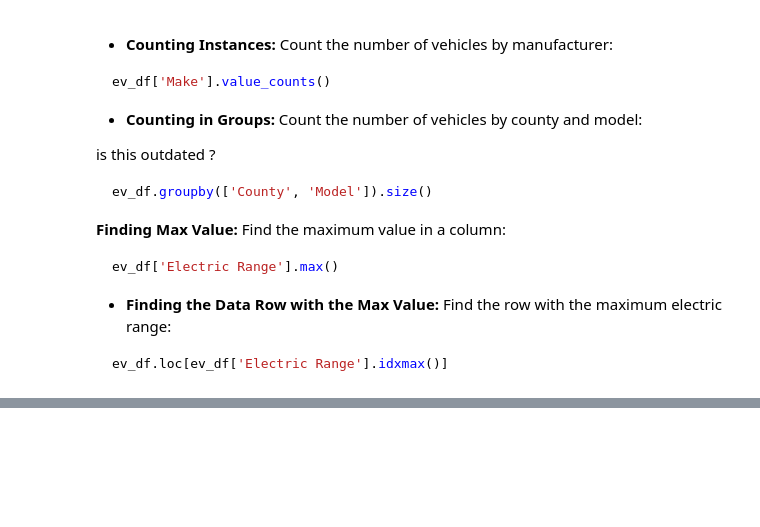
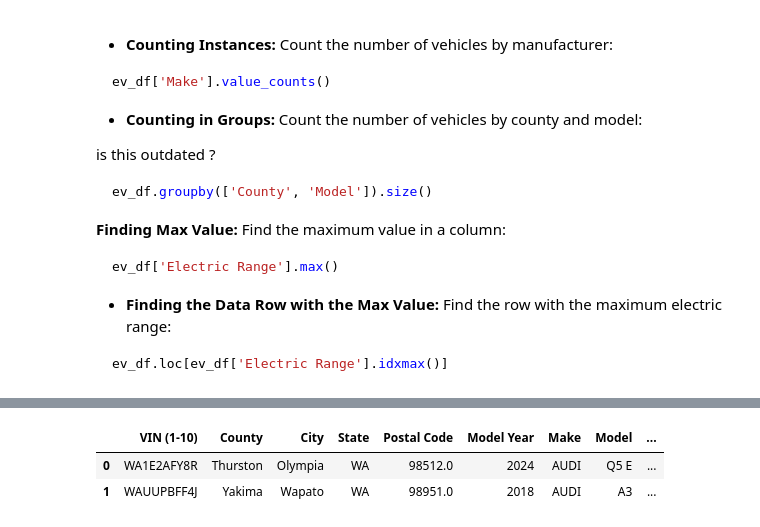
Before and after one commit to GettysburgDataScience/DS256-Notes, a Jupyter notebook: _sources/04_Pandas/02_pandas_groupby.ipynb, the cells around one changed output, grey strips where cells are left out. Drawn from its saved outputs; the diff is of its cells as text; code cells hidden in the pictures; blank space fills up the shorter version.

```diff
--- a/_sources/04_Pandas/02_pandas_groupby.ipynb
+++ b/_sources/04_Pandas/02_pandas_groupby.ipynb
@@ -304,0 +147,6 @@ ev_df.sort_values(by='Electric Range', ascending=False).head(1)
+# %%
+ev_df.head(2)
+# %% [output]
+|  | VIN (1-10) | County | City | State | Postal Code | Model Year | Make | Model | ... |
+| 0 | WA1E2AFY8R | Thurston | Olympia | WA | 98512.0 | 2024 | AUDI | Q5 E | ... |
+| 1 | WAUUPBFF4J | Yakima | Wapato | WA | 98951.0 | 2018 | AUDI | A3 | ... |
```
Also changed, not shown: parts of 21 cells of this notebook, 37 other files.
